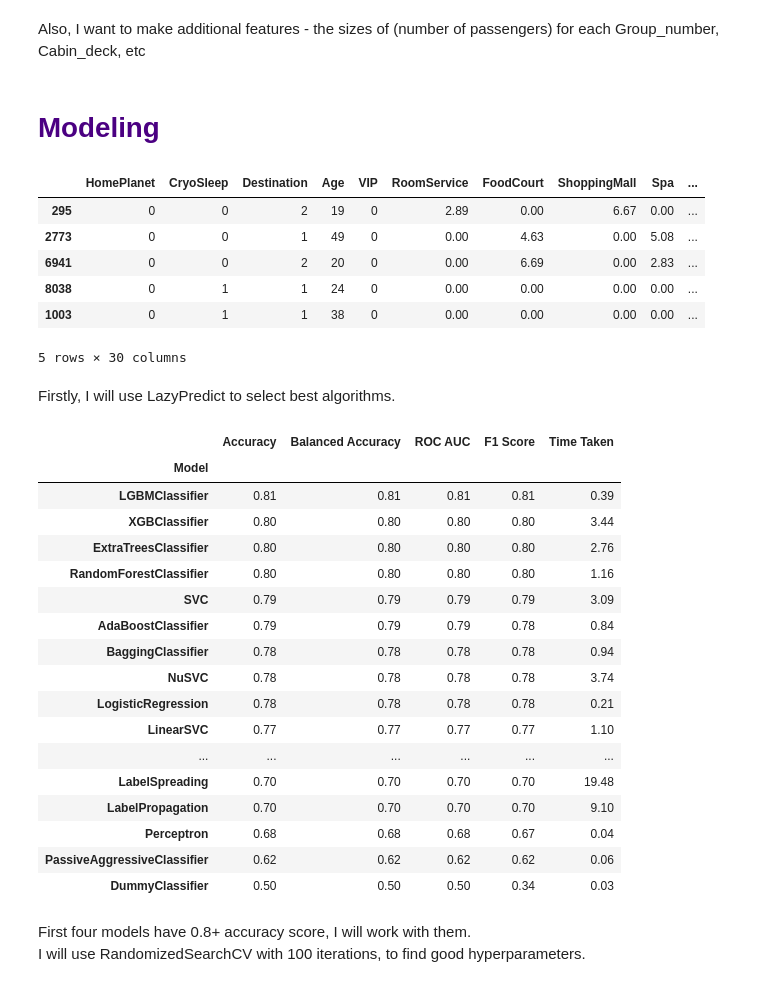
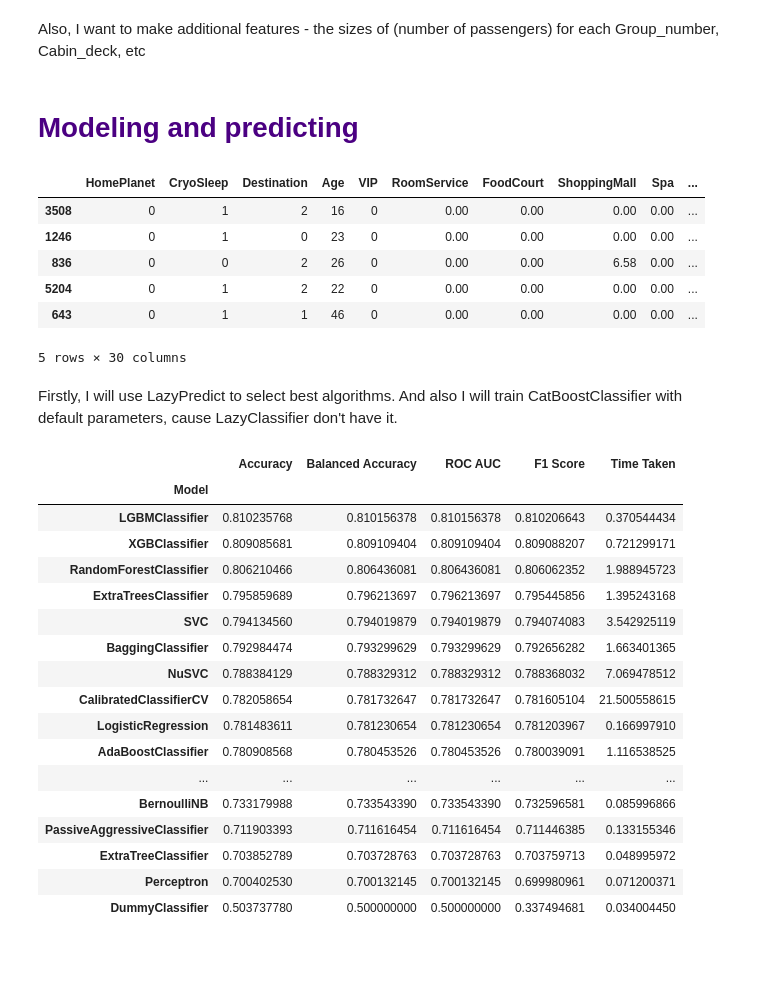
Before and after one commit to tatiana-stukan/kaggle-projects, a Jupyter notebook: spaceship_titanic/main.ipynb, the cells around one changed output. Saved outputs shown, nothing was run; the diff lists cells and outputs as text; code cells hidden in the pictures; blank space fills up the shorter version.

Commit message:
Modeling and predicting. Score = 0.80289

```diff
--- a/spaceship_titanic/main.ipynb
+++ b/spaceship_titanic/main.ipynb
@@ -1202,5 +1199,5 @@ data.to_csv('preprocessed_data_2.csv', index = False)
 # %% [markdown]
-# **<span style="color:#4B0082;">Modeling</span>**
+# **<span style="color:#4B0082;">Modeling and predicting</span>**
 # %%
 train_data = data[data['train'] == True]
 test_data = data[data['train'] == False]
@@ -1210,19 +1207,19 @@ train_data['Transported'] = train_data['Transported'].astype(int)
 # %%
 X = train_data.drop(columns = ['PassengerId', 'Transported'])
 y = train_data['Transported']
 
-X_train, X_valid, y_train, y_valid = train_test_split(X, y, random_state = 18, test_size = 0.15, stratify = y)
+X_train, X_valid, y_train, y_valid = train_test_split(X, y, random_state = 8, test_size = 0.2, stratify = y)
 X_train.head()
 # %% [output]
 |  | HomePlanet | CryoSleep | Destination | Age | VIP | RoomService | FoodCourt | ShoppingMall | Spa | ... |
-| 295 | 0 | 0 | 2 | 19 | 0 | 2.89 | 0.00 | 6.67 | 0.00 | ... |
-| 2773 | 0 | 0 | 1 | 49 | 0 | 0.00 | 4.63 | 0.00 | 5.08 | ... |
-| 6941 | 0 | 0 | 2 | 20 | 0 | 0.00 | 6.69 | 0.00 | 2.83 | ... |
-| 8038 | 0 | 1 | 1 | 24 | 0 | 0.00 | 0.00 | 0.00 | 0.00 | ... |
-| 1003 | 0 | 1 | 1 | 38 | 0 | 0.00 | 0.00 | 0.00 | 0.00 | ... |
+| 3508 | 0 | 1 | 2 | 16 | 0 | 0.00 | 0.00 | 0.00 | 0.00 | ... |
+| 1246 | 0 | 1 | 0 | 23 | 0 | 0.00 | 0.00 | 0.00 | 0.00 | ... |
+| 836 | 0 | 0 | 2 | 26 | 0 | 0.00 | 0.00 | 6.58 | 0.00 | ... |
+| 5204 | 0 | 1 | 2 | 22 | 0 | 0.00 | 0.00 | 0.00 | 0.00 | ... |
+| 643 | 0 | 1 | 1 | 46 | 0 | 0.00 | 0.00 | 0.00 | 0.00 | ... |
 5 rows × 30 columns
 # %% [markdown]
-Firstly, I will use LazyPredict to select best algorithms.
+Firstly, I will use LazyPredict to select best algorithms. And also I will train CatBoostClassifier with default parameters, cause LazyClassifier don't have it.
 # %%
 lazy_clf = LazyClassifier(verbose = 0, ignore_warnings = True, custom_metric = None)
 lazy_models, lazy_predictions = lazy_clf.fit(X_train, X_valid, y_train, y_valid)
@@ -1231,22 +1228,19 @@ lazy_models
 # %% [output]
 |  | Accuracy | Balanced Accuracy | ROC AUC | F1 Score | Time Taken |
 | Model |  |  |  |  |  |
-| LGBMClassifier | 0.81 | 0.81 | 0.81 | 0.81 | 0.39 |
-| XGBClassifier | 0.80 | 0.80 | 0.80 | 0.80 | 3.44 |
-| ExtraTreesClassifier | 0.80 | 0.80 | 0.80 | 0.80 | 2.76 |
-| RandomForestClassifier | 0.80 | 0.80 | 0.80 | 0.80 | 1.16 |
-| SVC | 0.79 | 0.79 | 0.79 | 0.79 | 3.09 |
-| AdaBoostClassifier | 0.79 | 0.79 | 0.79 | 0.78 | 0.84 |
-| BaggingClassifier | 0.78 | 0.78 | 0.78 | 0.78 | 0.94 |
-| NuSVC | 0.78 | 0.78 | 0.78 | 0.78 | 3.74 |
-| LogisticRegression | 0.78 | 0.78 | 0.78 | 0.78 | 0.21 |
-| LinearSVC | 0.77 | 0.77 | 0.77 | 0.77 | 1.10 |
+| LGBMClassifier | 0.810235768 | 0.810156378 | 0.810156378 | 0.810206643 | 0.370544434 |
+| XGBClassifier | 0.809085681 | 0.809109404 | 0.809109404 | 0.809088207 | 0.721299171 |
+| RandomForestClassifier | 0.806210466 | 0.806436081 | 0.806436081 | 0.806062352 | 1.988945723 |
+| ExtraTreesClassifier | 0.795859689 | 0.796213697 | 0.796213697 | 0.795445856 | 1.395243168 |
+| SVC | 0.794134560 | 0.794019879 | 0.794019879 | 0.794074083 | 3.542925119 |
+| BaggingClassifier | 0.792984474 | 0.793299629 | 0.793299629 | 0.792656282 | 1.663401365 |
+| NuSVC | 0.788384129 | 0.788329312 | 0.788329312 | 0.788368032 | 7.069478512 |
+| CalibratedClassifierCV | 0.782058654 | 0.781732647 | 0.781732647 | 0.781605104 | 21.500558615 |
+| LogisticRegression | 0.781483611 | 0.781230654 | 0.781230654 | 0.781203967 | 0.166997910 |
+| AdaBoostClassifier | 0.780908568 | 0.780453526 | 0.780453526 | 0.780039091 | 1.116538525 |
 | ... | ... | ... | ... | ... | ... |
-| LabelSpreading | 0.70 | 0.70 | 0.70 | 0.70 | 19.48 |
-| LabelPropagation | 0.70 | 0.70 | 0.70 | 0.70 | 9.10 |
-| Perceptron | 0.68 | 0.68 | 0.68 | 0.67 | 0.04 |
-| PassiveAggressiveClassifier | 0.62 | 0.62 | 0.62 | 0.62 | 0.06 |
-| DummyClassifier | 0.50 | 0.50 | 0.50 | 0.34 | 0.03 |
+| BernoulliNB | 0.733179988 | 0.733543390 | 0.733543390 | 0.732596581 | 0.085996866 |
+| PassiveAggressiveClassifier | 0.711903393 | 0.711616454 | 0.711616454 | 0.711446385 | 0.133155346 |
+| ExtraTreeClassifier | 0.703852789 | 0.703728763 | 0.703728763 | 0.703759713 | 0.048995972 |
+| Perceptron | 0.700402530 | 0.700132145 | 0.700132145 | 0.699980961 | 0.071200371 |
+| DummyClassifier | 0.503737780 | 0.500000000 | 0.500000000 | 0.337494681 | 0.034004450 |
-# %% [markdown]
-First four models have 0.8+ accuracy score, I will work with them.\
-I will use RandomizedSearchCV with 100 iterations, to find good hyperparameters.
```
Also changed, not shown: parts of 17 cells of this notebook.
